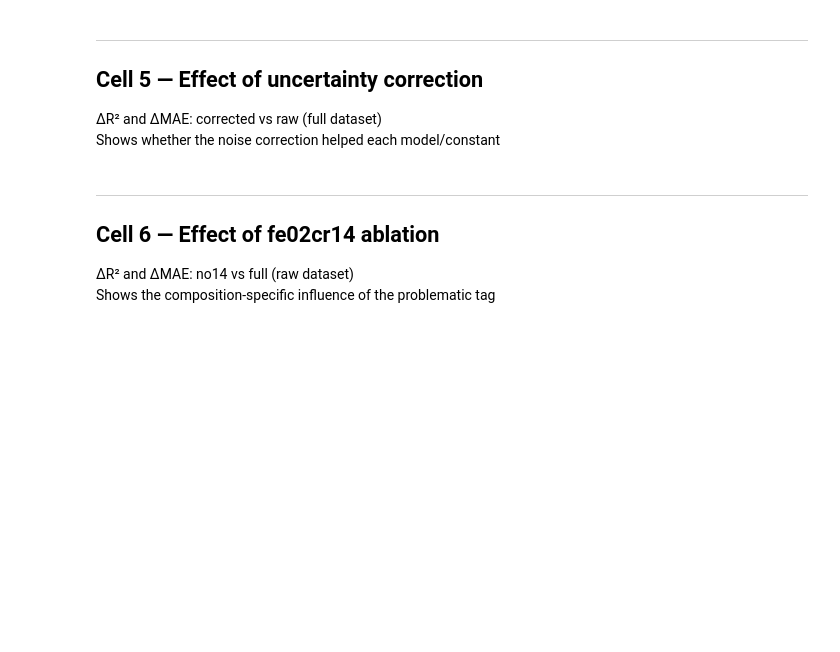
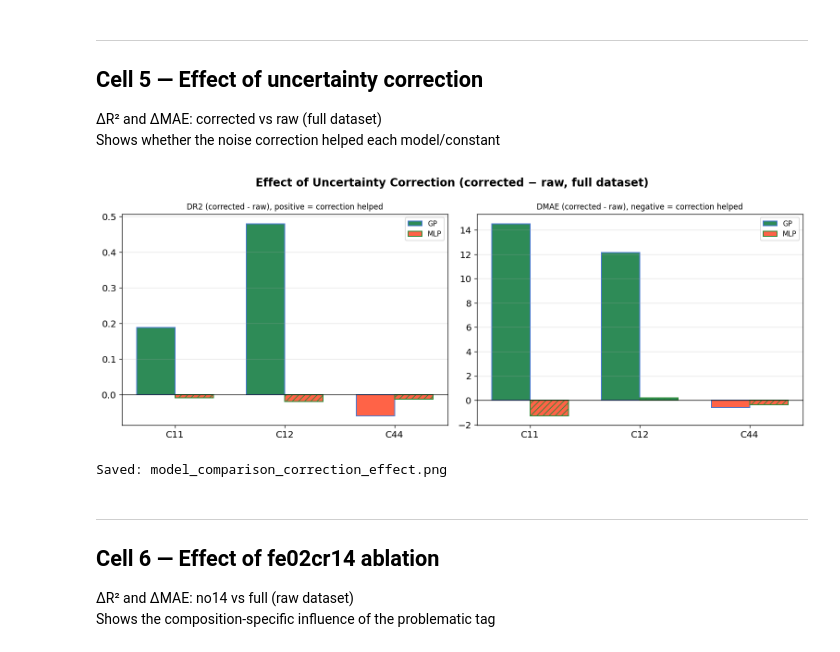
Before and after one commit to submerged-in-matrix/fe-cr_cu-ni_DFT, a Jupyter notebook: ml/04_model_comparison.ipynb, the cells around one changed output. Drawn from its saved outputs; the diff is of its cells as text; code cells hidden in the pictures; blank space fills up the shorter version.

```diff
--- a/ml/04_model_comparison.ipynb
+++ b/ml/04_model_comparison.ipynb
@@ -324,37 +326,38 @@ bw  = 0.35
 cols_gp  = ['#4878CF','#1133AA']
 cols_mlp = ['#2E8B3A','#145214']
 
 for ax, metric, title, sign in [
-    (axes[0], 'r2',  'ΔR²  (corrected − raw)
-↑ positive = correction helped',  1),
-    (axes[1], 'mae', 'ΔMAE (corrected − raw)
-↓ negative = correction helped', -1),
+    (axes[0], 'r2',  'DR2 (corrected - raw), positive = correction helped',   1),
+    (axes[1], 'mae', 'DMAE (corrected - raw), negative = correction helped',  -1),
 ]:
     for i, (mname, raw_key, corr_key) in enumerate(models_to_compare):
         deltas = []
         for tname in TARGETS:
             v_raw  = R[raw_key][tname][metric]
             v_corr = R[corr_key][tname][metric]
             deltas.append(sign * (v_corr - v_raw))
         col = cols_gp[0] if mname == 'GP' else cols_mlp[0]
         ax.bar(x + i*bw, deltas, bw, label=mname,
                color=[('seagreen' if d >= 0 else 'tomato') for d in deltas],
                edgecolor=col, lw=1.2)
     ax.axhline(0, color='k', lw=0.8)
     ax.set_xticks(x + bw/2); ax.set_xticklabels(TARGETS)
     ax.set_title(title, fontsize=10)
     ax.legend(fontsize=9); ax.grid(alpha=0.3, axis='y')
 
     # Hatch for MLP
     for patch in ax.patches[len(TARGETS):]:
         patch.set_hatch('///')
 
 plt.suptitle('Effect of Uncertainty Correction (corrected − raw, full dataset)',
              fontweight='bold')
 plt.tight_layout()
 plt.savefig(f'{ANA}/model_comparison_correction_effect.png', bbox_inches='tight')
 plt.show()
 print('Saved: model_comparison_correction_effect.png')
+# %% [output]
+[figure, added]
+Saved: model_comparison_correction_effect.png
 # %% [markdown]
 ---
 ## Cell 6 — Effect of fe02cr14 ablation
```
Also changed, not shown: parts of 7 cells of this notebook.
